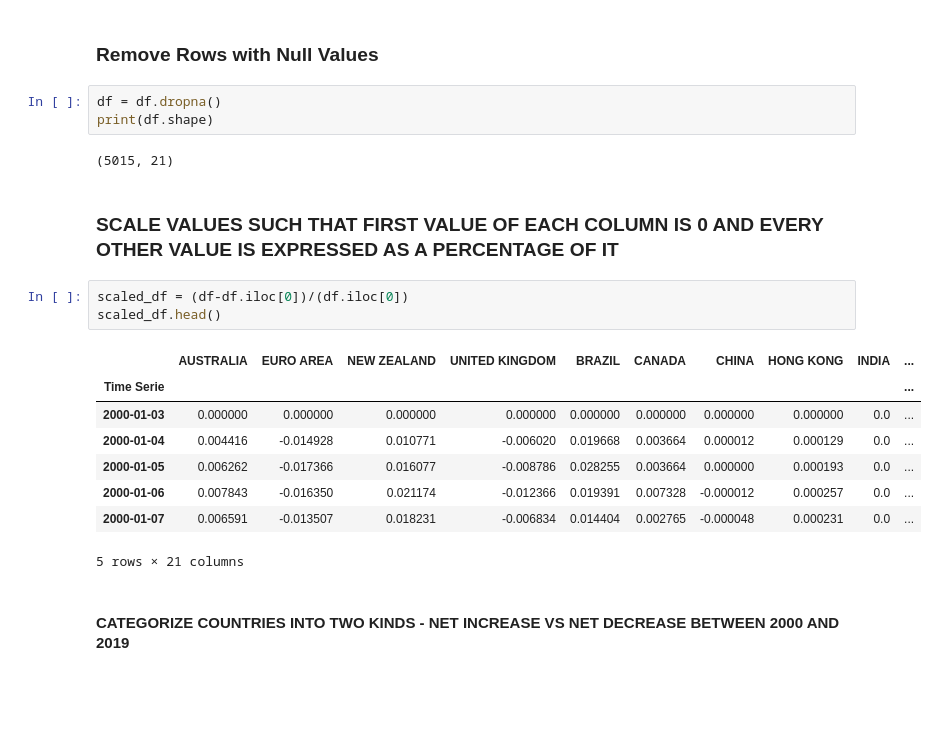
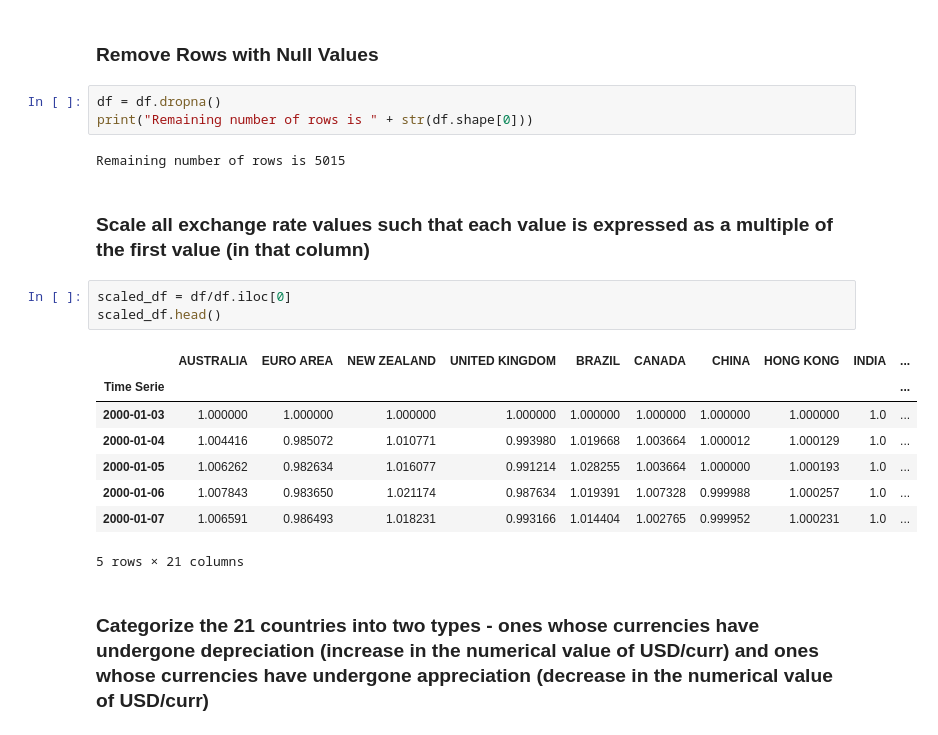
Before and after one commit to monisha-jeg/visualization_forex, a Jupyter notebook: data_viz.ipynb, the cells around one changed output. Drawn from its saved outputs; the diff is of its cells as text; blank space fills up the shorter version.

```diff
--- a/data_viz.ipynb
+++ b/data_viz.ipynb
@@ -62,25 +75,25 @@ dtype: int64
 ### Remove Rows with Null Values
 # %%
 df = df.dropna()
-print(df.shape)
+print("Remaining number of rows is " + str(df.shape[0]))
 # %% [output]
-(5015, 21)
+Remaining number of rows is 5015
-# %% [markdown]
-### SCALE VALUES SUCH THAT FIRST VALUE OF EACH COLUMN IS 0 AND EVERY OTHER VALUE IS EXPRESSED AS A PERCENTAGE OF IT
+# %% [markdown]
+### Scale all exchange rate values such that each value is  expressed as a multiple of the first value (in that column)
 # %%
-scaled_df = (df-df.iloc[0])/(df.iloc[0])
+scaled_df = df/df.iloc[0]
 scaled_df.head()
 # %% [output]
 |  | AUSTRALIA | EURO AREA | NEW ZEALAND | UNITED KINGDOM | BRAZIL | CANADA | CHINA | HONG KONG | INDIA | ... |
 | Time Serie |  |  |  |  |  |  |  |  |  | ... |
-| 2000-01-03 | 0.000000 | 0.000000 | 0.000000 | 0.000000 | 0.000000 | 0.000000 | 0.000000 | 0.000000 | 0.0 | ... |
-| 2000-01-04 | 0.004416 | -0.014928 | 0.010771 | -0.006020 | 0.019668 | 0.003664 | 0.000012 | 0.000129 | 0.0 | ... |
-| 2000-01-05 | 0.006262 | -0.017366 | 0.016077 | -0.008786 | 0.028255 | 0.003664 | 0.000000 | 0.000193 | 0.0 | ... |
-| 2000-01-06 | 0.007843 | -0.016350 | 0.021174 | -0.012366 | 0.019391 | 0.007328 | -0.000012 | 0.000257 | 0.0 | ... |
-| 2000-01-07 | 0.006591 | -0.013507 | 0.018231 | -0.006834 | 0.014404 | 0.002765 | -0.000048 | 0.000231 | 0.0 | ... |
+| 2000-01-03 | 1.000000 | 1.000000 | 1.000000 | 1.000000 | 1.000000 | 1.000000 | 1.000000 | 1.000000 | 1.0 | ... |
+| 2000-01-04 | 1.004416 | 0.985072 | 1.010771 | 0.993980 | 1.019668 | 1.003664 | 1.000012 | 1.000129 | 1.0 | ... |
+| 2000-01-05 | 1.006262 | 0.982634 | 1.016077 | 0.991214 | 1.028255 | 1.003664 | 1.000000 | 1.000193 | 1.0 | ... |
+| 2000-01-06 | 1.007843 | 0.983650 | 1.021174 | 0.987634 | 1.019391 | 1.007328 | 0.999988 | 1.000257 | 1.0 | ... |
+| 2000-01-07 | 1.006591 | 0.986493 | 1.018231 | 0.993166 | 1.014404 | 1.002765 | 0.999952 | 1.000231 | 1.0 | ... |
 5 rows × 21 columns
-# %% [markdown]
-#### CATEGORIZE COUNTRIES INTO TWO KINDS - NET INCREASE VS NET DECREASE BETWEEN 2000 AND 2019
+# %% [markdown]
+### Categorize the 21 countries into two types - ones whose currencies have undergone depreciation (increase in the numerical value of USD/curr) and ones whose currencies have undergone appreciation (decrease in the numerical value of USD/curr)
 # %%
 increase_cols = [x for x in df.columns if df[x][-1] > df[x][0]]
 decrease_cols = [x for x in df.columns if df[x][-1] < df[x][0]]
```
Also changed, not shown: parts of 14 cells of this notebook, 5 other files.
